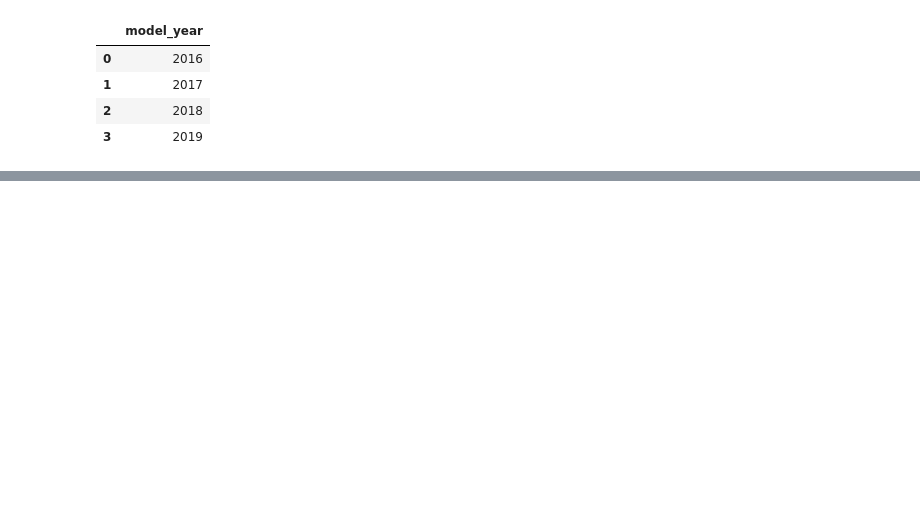
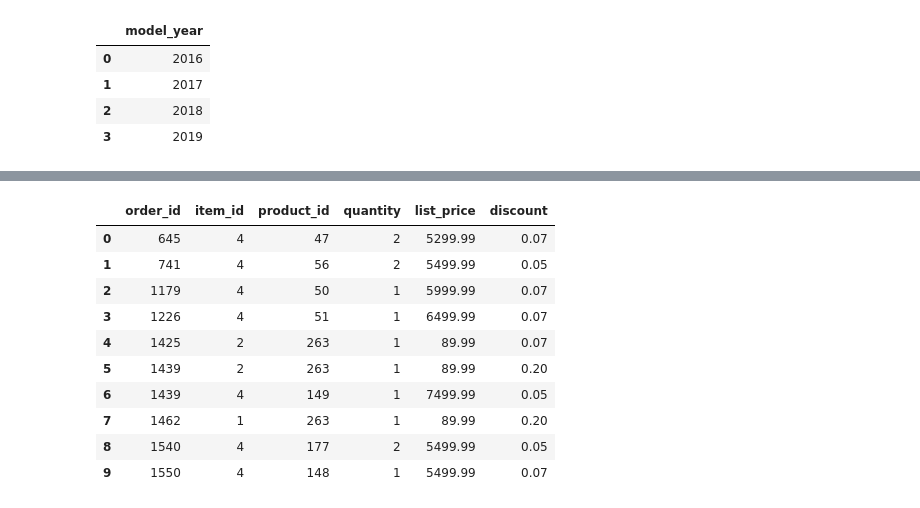
Before and after one commit to AlejandroSenabre/Data-Analysis-with-SQL, a Jupyter notebook: BikeStore_with_SQL.ipynb, the cells around one changed output, grey strips where cells are left out. Drawn from its saved outputs; the diff is of its cells as text; code cells hidden in the pictures; blank space fills up the shorter version.

```diff
--- a/BikeStore_with_SQL.ipynb
+++ b/BikeStore_with_SQL.ipynb
@@ -126,0 +146,23 @@ df
+# %%
+order_items
+query = """
+SELECT * from order_items
+  WHERE list_price > 5000
+  AND item_id = 4
+  AND discount < 0.10
+  OR list_price < 100 AND NOT quantity = 2;
+"""
+df=pd.read_sql_query(query, connection)
+df
+# %% [output]
+|  | order_id | item_id | product_id | quantity | list_price | discount |
+| 0 | 645 | 4 | 47 | 2 | 5299.99 | 0.07 |
+| 1 | 741 | 4 | 56 | 2 | 5499.99 | 0.05 |
+| 2 | 1179 | 4 | 50 | 1 | 5999.99 | 0.07 |
+| 3 | 1226 | 4 | 51 | 1 | 6499.99 | 0.07 |
+| 4 | 1425 | 2 | 263 | 1 | 89.99 | 0.07 |
+| 5 | 1439 | 2 | 263 | 1 | 89.99 | 0.20 |
+| 6 | 1439 | 4 | 149 | 1 | 7499.99 | 0.05 |
+| 7 | 1462 | 1 | 263 | 1 | 89.99 | 0.20 |
+| 8 | 1540 | 4 | 177 | 2 | 5499.99 | 0.05 |
+| 9 | 1550 | 4 | 148 | 1 | 5499.99 | 0.07 |
```
Also changed, not shown: parts of 6 cells of this notebook.
